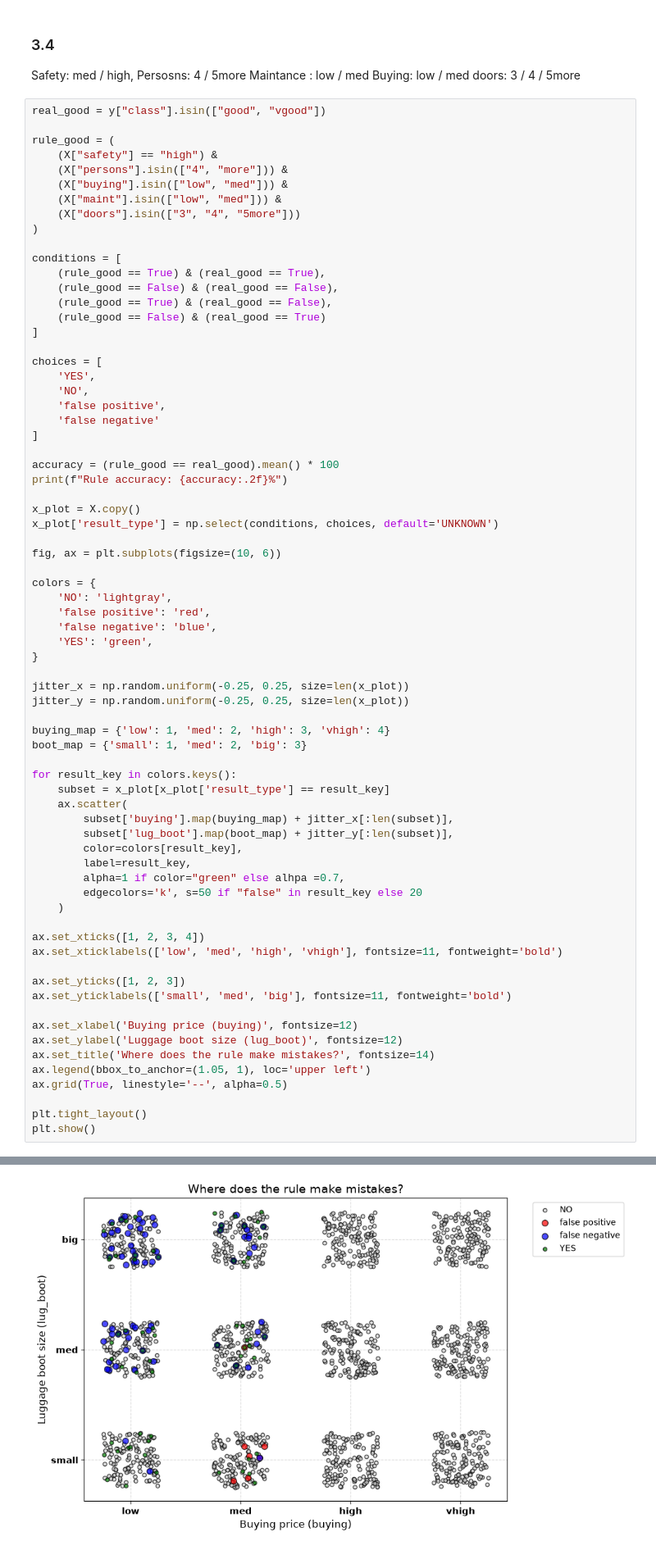
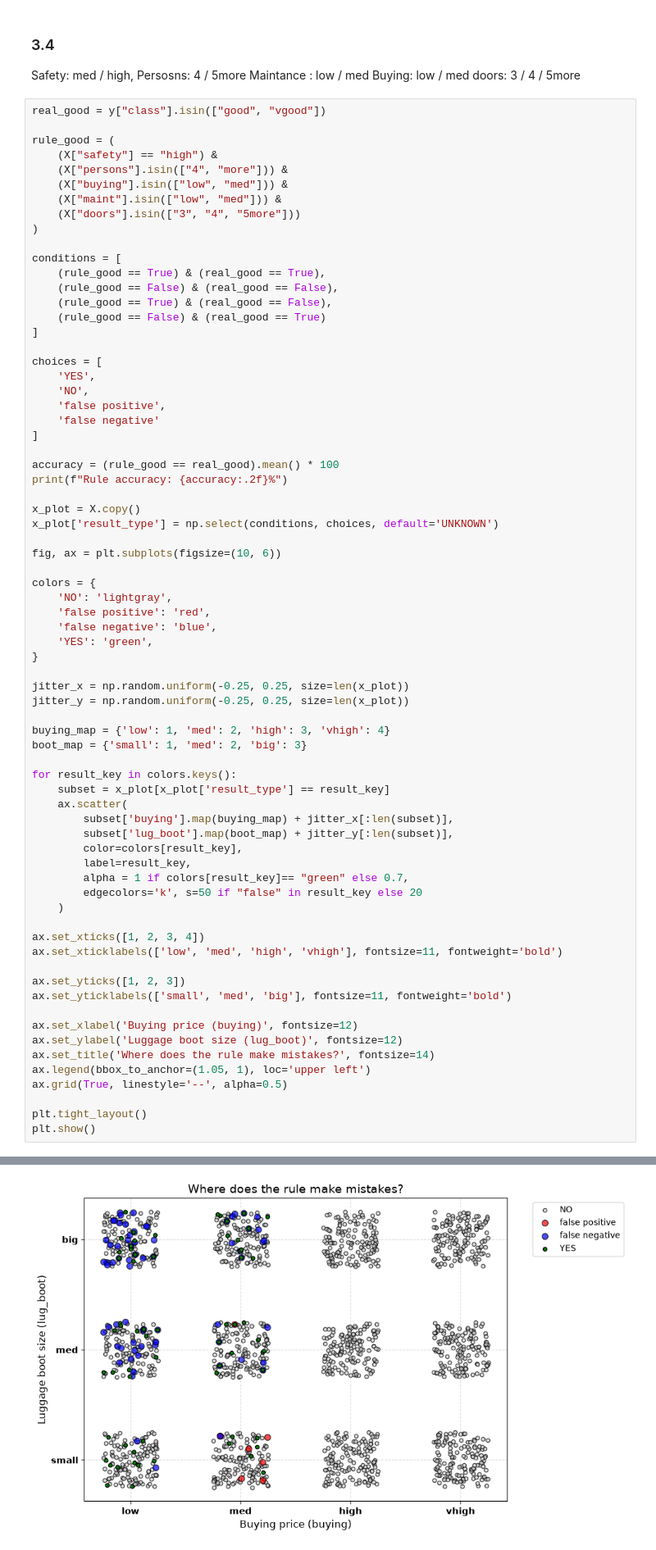
Before and after one commit to kalyps00/studia, a Jupyter notebook: 5_sem/um/lista_1.ipynb, the cells around one changed output, grey strips where cells are left out. Shown at 82% size. Drawn from its saved outputs; the diff is of its cells as text.

```diff
--- a/5_sem/um/lista_1.ipynb
+++ b/5_sem/um/lista_1.ipynb
@@ -584,32 +589,32 @@ jitter_y = np.random.uniform(-0.25, 0.25, size=len(x_plot))
 
 buying_map = {'low': 1, 'med': 2, 'high': 3, 'vhigh': 4}
 boot_map = {'small': 1, 'med': 2, 'big': 3}
 
 for result_key in colors.keys():
     subset = x_plot[x_plot['result_type'] == result_key]
     ax.scatter(
         subset['buying'].map(buying_map) + jitter_x[:len(subset)],
         subset['lug_boot'].map(boot_map) + jitter_y[:len(subset)],
         color=colors[result_key],
         label=result_key,
-        alpha=1 if color="green" else alhpa =0.7,
+        alpha = 1 if colors[result_key]== "green" else 0.7,
         edgecolors='k', s=50 if "false" in result_key else 20
     )
 
 ax.set_xticks([1, 2, 3, 4])
 ax.set_xticklabels(['low', 'med', 'high', 'vhigh'], fontsize=11, fontweight='bold')
 
 ax.set_yticks([1, 2, 3])
 ax.set_yticklabels(['small', 'med', 'big'], fontsize=11, fontweight='bold')
 
 ax.set_xlabel('Buying price (buying)', fontsize=12)
 ax.set_ylabel('Luggage boot size (lug_boot)', fontsize=12)
 ax.set_title('Where does the rule make mistakes?', fontsize=14)
 ax.legend(bbox_to_anchor=(1.05, 1), loc='upper left')
 ax.grid(True, linestyle='--', alpha=0.5)
 
 plt.tight_layout()
 plt.show()
 # %% [output]
 Rule accuracy: 95.60%
-[figure, old version]
+[figure, new version]
```
Also changed, not shown: parts of 4 cells of this notebook, 16 other files.
